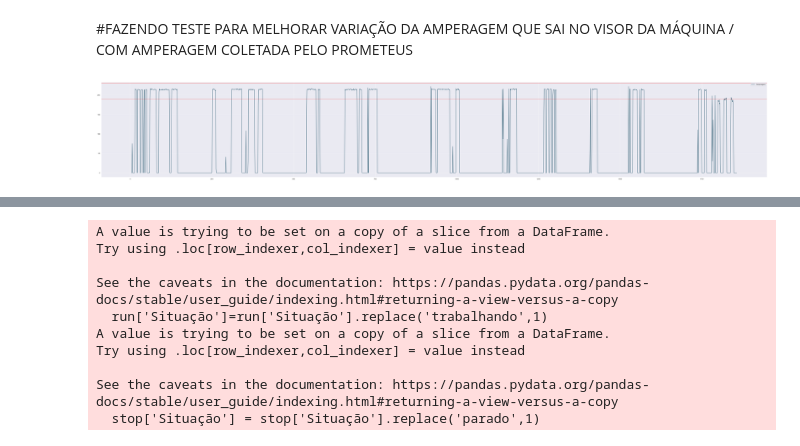
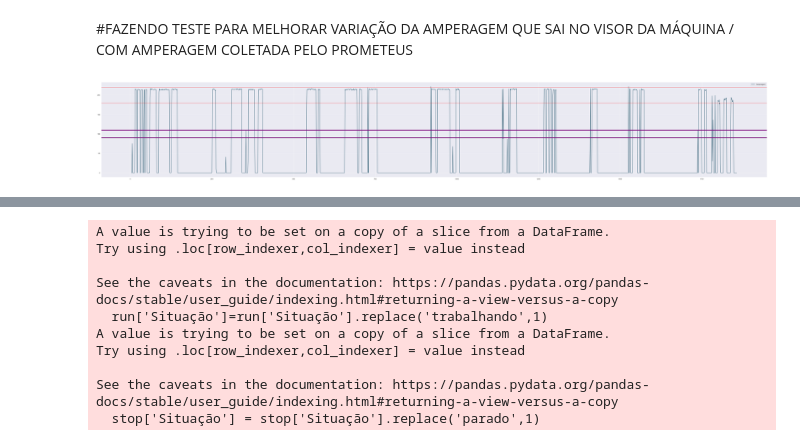
Before and after one commit to Pedrohprado/teste_frame_prometeus, a Jupyter notebook: dfFrame.ipynb, the cells around one changed output, grey strips where cells are left out. Saved outputs shown, nothing was run; the diff lists cells and outputs as text; code cells hidden in the pictures.

```diff
--- a/dfFrame.ipynb
+++ b/dfFrame.ipynb
@@ -51,14 +51,22 @@ arc = int(input("Qual valor da corrente utilizado?"))
 porc = arc * 0.10
 linhamax = arc + porc
 linhamin = arc - porc
+
+arc2 = int(input('Qual o segundo valor da corrente utilizado?'))
+porc2 = arc2 * 0.10
+linhamax2 = arc2 + porc2
+linhamin2 = arc2 - porc2
 # %%
 #Plotando gráficos de linha
 df.plot(figsize=(70,10), color='#154a61')
 plt.axhline(linhamax,0,1, color = 'r', **{'lw':1})
 plt.axhline(linhamin,0,1, color = 'r', **{'lw':1})
+
+plt.axhline(linhamax2,0,1, color = 'purple', **{'lw':1})
+plt.axhline(linhamin2,0,1, color = 'purple', **{'lw':1})
 plt.show()
 # %% [output]
-[figure, old version]
+[figure, new version]
 # %%
 #Plotando gráficos de disperção
 sns.set_style('darkgrid')
```
Also changed, not shown: parts of 3 cells of this notebook.
